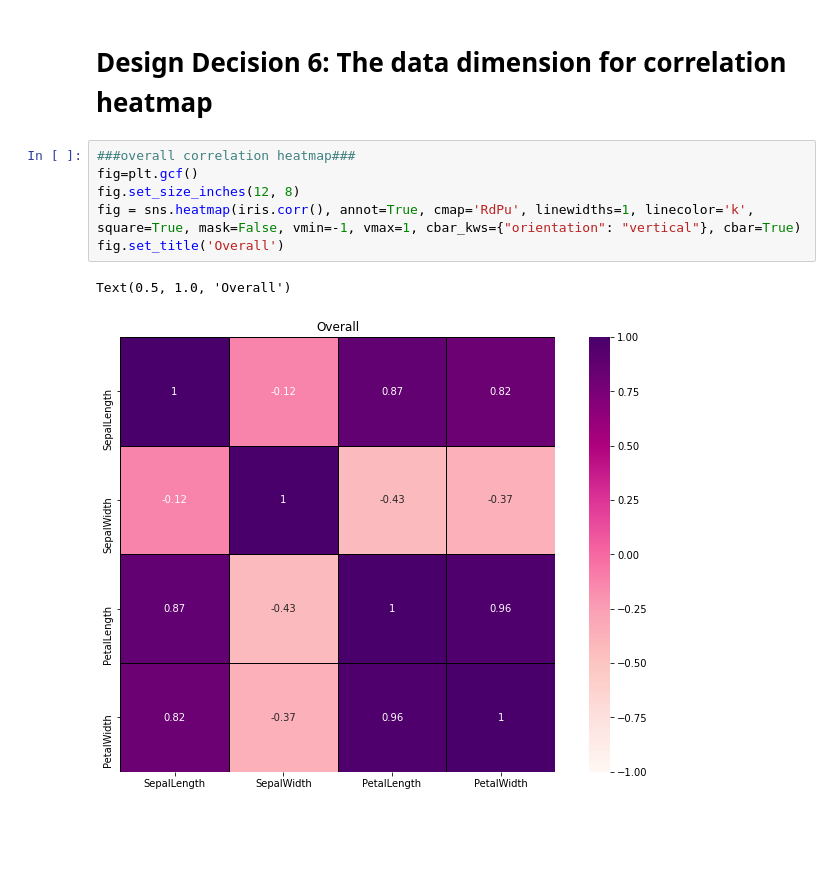
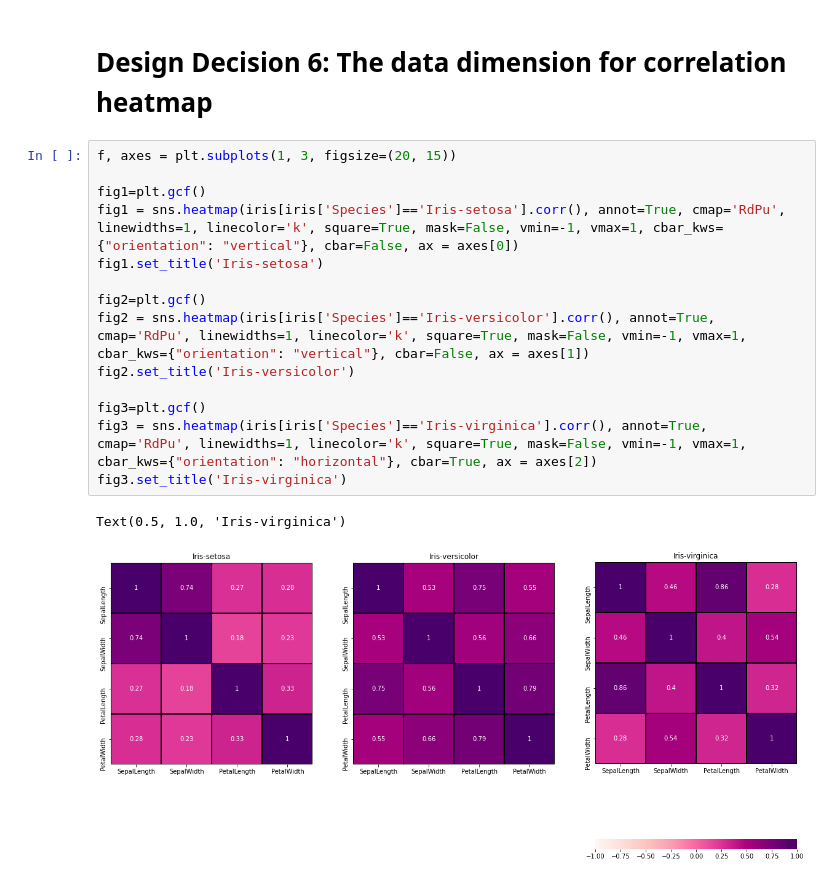
Before and after one commit to xueluofengfei/IV_project, a Jupyter notebook: theGiraffeSystem.ipynb, the cells around one changed output. Saved outputs shown, nothing was run; the diff lists cells and outputs as text; blank space fills up the shorter version.

```diff
--- a/theGiraffeSystem.ipynb
+++ b/theGiraffeSystem.ipynb
@@ -115,12 +115,20 @@ plt.show()
 [figure]
 # %% [markdown]
 # Design Decision 6: The data dimension for correlation heatmap
-# %%
-###overall correlation heatmap###
-fig=plt.gcf()
-fig.set_size_inches(12, 8)
-fig = sns.heatmap(iris.corr(), annot=True, cmap='RdPu', linewidths=1, linecolor='k', square=True, mask=False, vmin=-1, vmax=1, cbar_kws={"orientation": "vertical"}, cbar=True)
-fig.set_title('Overall')
-# %% [output]
-Text(0.5, 1.0, 'Overall')
-[figure, removed]
+# %%
+f, axes = plt.subplots(1, 3, figsize=(20, 15))
+
+fig1=plt.gcf()
+fig1 = sns.heatmap(iris[iris['Species']=='Iris-setosa'].corr(), annot=True, cmap='RdPu', linewidths=1, linecolor='k', square=True, mask=False, vmin=-1, vmax=1, cbar_kws={"orientation": "vertical"}, cbar=False, ax = axes[0])
+fig1.set_title('Iris-setosa')
+
+fig2=plt.gcf()
+fig2 = sns.heatmap(iris[iris['Species']=='Iris-versicolor'].corr(), annot=True, cmap='RdPu', linewidths=1, linecolor='k', square=True, mask=False, vmin=-1, vmax=1, cbar_kws={"orientation": "vertical"}, cbar=False, ax = axes[1])
+fig2.set_title('Iris-versicolor')
+
+fig3=plt.gcf()
+fig3 = sns.heatmap(iris[iris['Species']=='Iris-virginica'].corr(), annot=True, cmap='RdPu', linewidths=1, linecolor='k', square=True, mask=False, vmin=-1, vmax=1, cbar_kws={"orientation": "horizontal"}, cbar=True, ax = axes[2])
+fig3.set_title('Iris-virginica')
+# %% [output]
+Text(0.5, 1.0, 'Iris-virginica')
+[figure, added]
```
Also changed, not shown: 1 other file.
